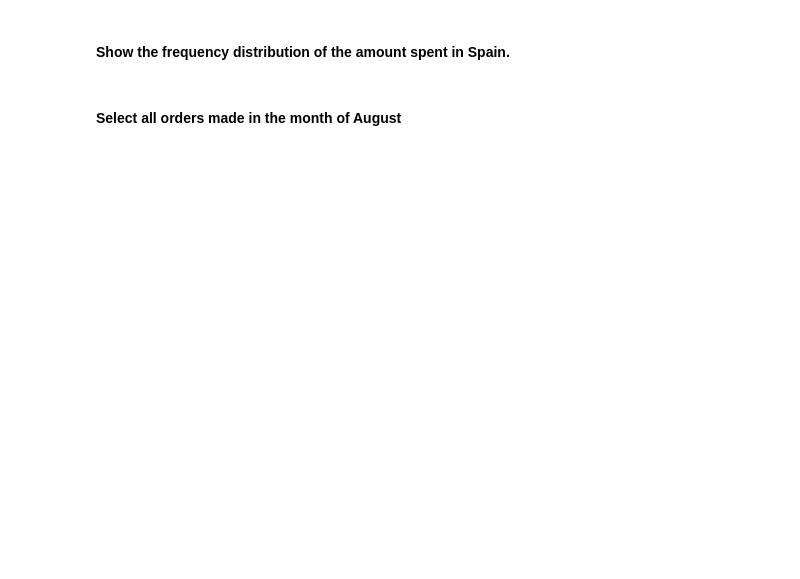
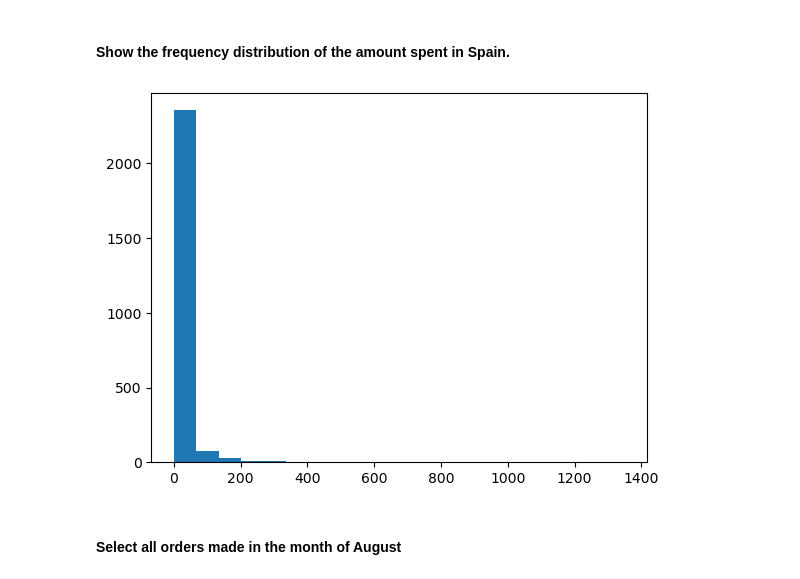
Before and after one commit to Ironhack-Data-Madrid-Octubre-2023/5.1-lab_subsetting_and_descriptive_stats, a Jupyter notebook: your-code/main.ipynb, the cells around one changed output. Saved outputs shown, nothing was run; the diff lists cells and outputs as text; code cells hidden in the pictures; blank space fills up the shorter version.

```diff
--- a/your-code/main.ipynb
+++ b/your-code/main.ipynb
@@ -328,5 +328,10 @@ employee.groupby('Department').agg({'Salary': ['min', 'mean', 'max'],'Years': ['
 #### Open the Orders.csv dataset. Name your dataset orders
 # %%
 # your answer here
-orders = pd.read_csv('Orders.csv', encoding='latin1')
+import zipfile
+zip='Orders.zip'
+with zipfile.ZipFile(zip, 'r') as zipf:
+    zipf.extractall
+orders = pd.read_csv('Orders.zip', encoding='latin1')
+orders.head()
 # %% [output]
@@ -384,3 +524,10 @@ FileNotFoundError: [Errno 2] No such file or directory: 'Orders.csv'
+# %%
+# your answer here
+spain_orders = orders[orders['Country'] == 'Spain']['amount_spent']
+
+plt.hist(spain_orders, bins=20);
+# %% [output]
+[figure, added]
 # %% [markdown]
 #### Select all orders made in the month of August
 # %%
```
Also changed, not shown: parts of 20 cells of this notebook, 1 other file.
